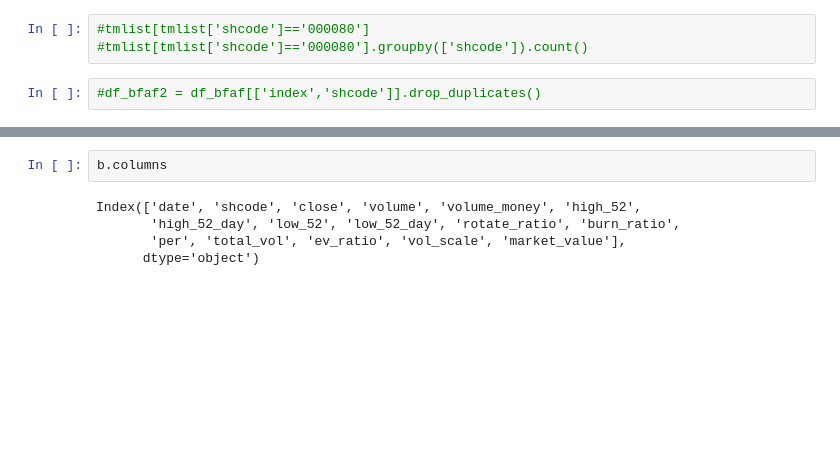
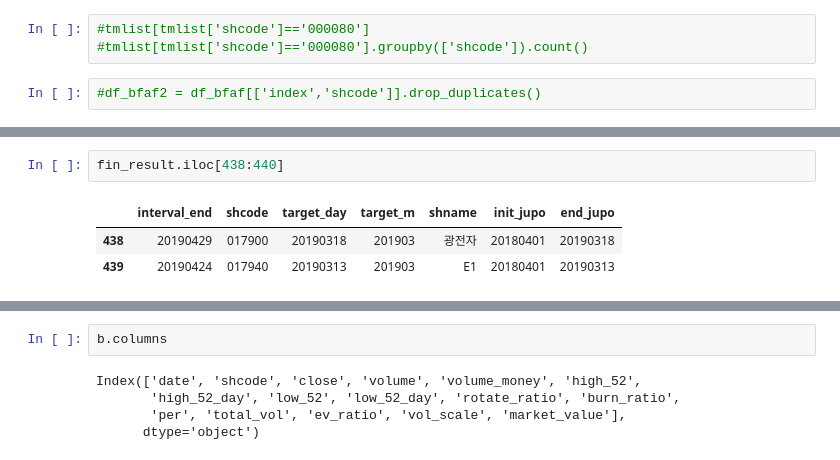
Before and after one commit to KIMJUNYOUNG0125/Strategy, a Jupyter notebook: 02-3.monitor_shcode_bf&af+uptm_v4.ipynb, the cells around one changed output, grey strips where cells are left out. Drawn from its saved outputs; the diff is of its cells as text; blank space fills up the shorter version.

```diff
--- a/02-3.monitor_shcode_bf&af+uptm_v4.ipynb
+++ b/02-3.monitor_shcode_bf&af+uptm_v4.ipynb
@@ -171,3 +141,9 @@ fin_result
+# %%
+fin_result.iloc[438:440]
+# %% [output]
+|  | interval_end | shcode | target_day | target_m | shname | init_jupo | end_jupo |
+| 438 | 20190429 | 017900 | 20190318 | 201903 | 광전자 | 20180401 | 20190318 |
+| 439 | 20190424 | 017940 | 20190313 | 201903 | E1 | 20180401 | 20190313 |
 # %%
 fin_result.columns
 # %% [output]
```
Also changed, not shown: parts of 14 cells of this notebook, 3 other files.
